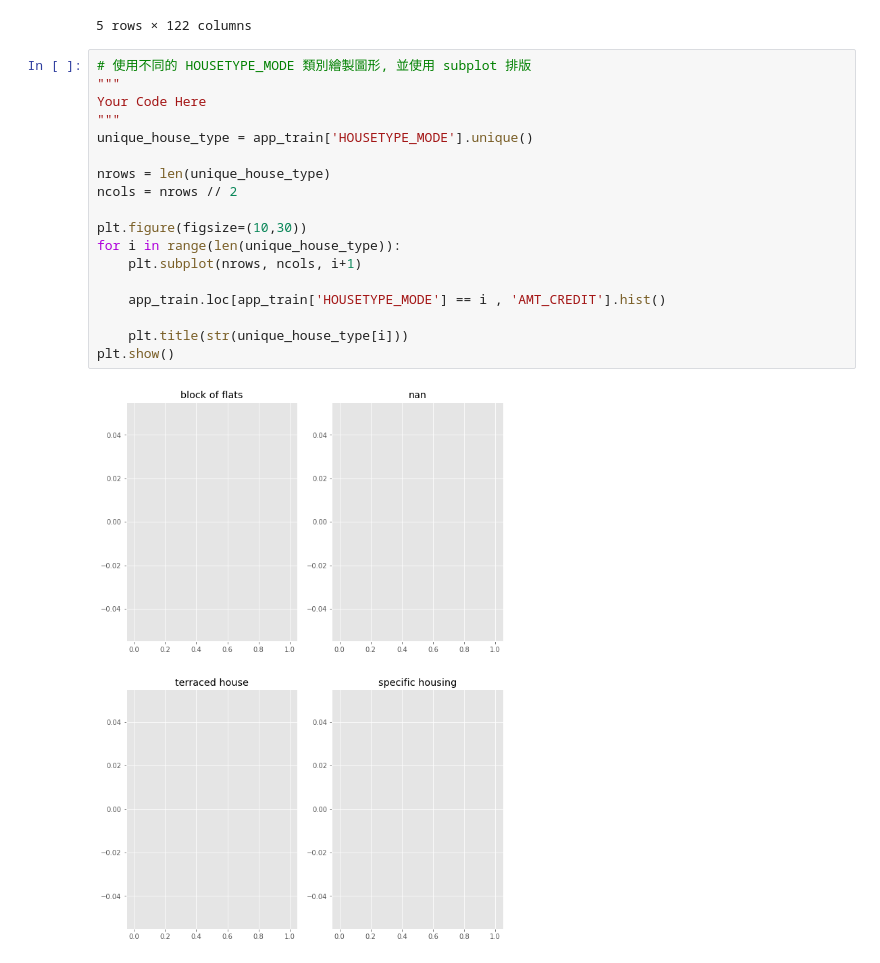
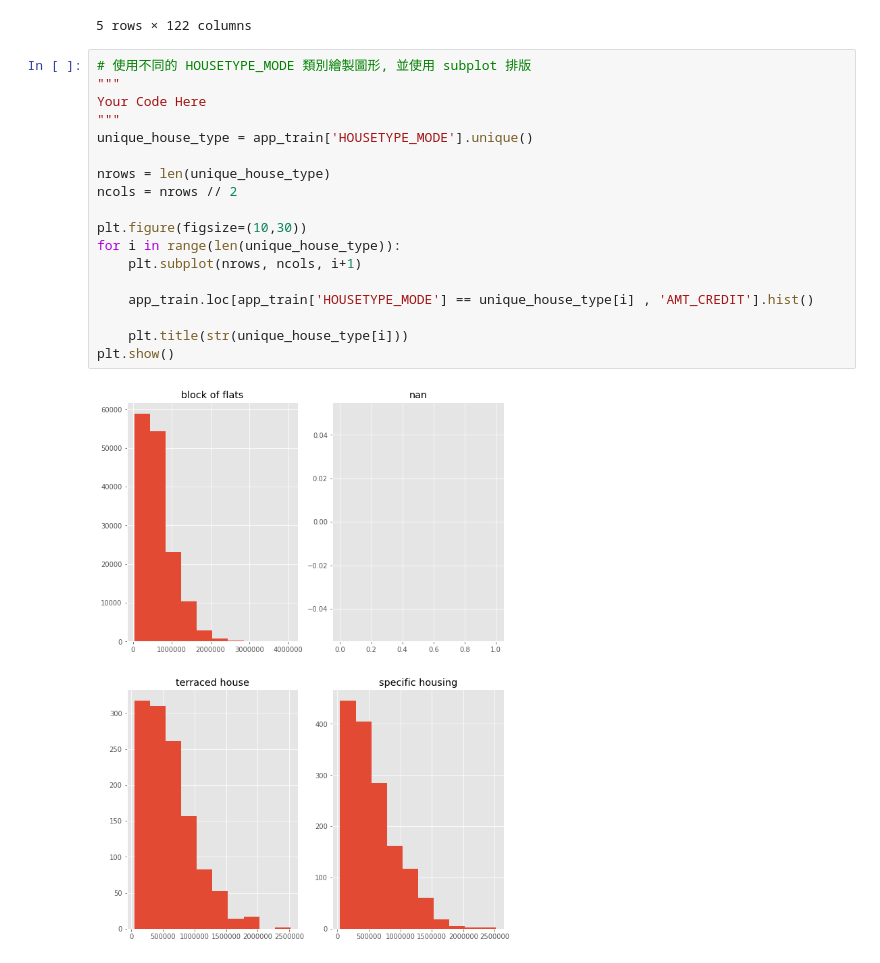
Before and after one commit to jianjhihlai/2nd-ML100Days, a Jupyter notebook: homework/Day_014_HW.ipynb, the cells around one changed output. Cells and saved outputs as stored; diff of their text form.

```diff
--- a/homework/Day_014_HW.ipynb
+++ b/homework/Day_014_HW.ipynb
@@ -45,20 +45,20 @@ Path of read in data: ./data/application_train.csv
 # %%
 # 使用不同的 HOUSETYPE_MODE 類別繪製圖形, 並使用 subplot 排版
 """
 Your Code Here
 """
 unique_house_type = app_train['HOUSETYPE_MODE'].unique()
 
 nrows = len(unique_house_type)
 ncols = nrows // 2
 
 plt.figure(figsize=(10,30))
 for i in range(len(unique_house_type)):
     plt.subplot(nrows, ncols, i+1)
 
-    app_train.loc[app_train['HOUSETYPE_MODE'] == i , 'AMT_CREDIT'].hist()
+    app_train.loc[app_train['HOUSETYPE_MODE'] == unique_house_type[i] , 'AMT_CREDIT'].hist()
 
     plt.title(str(unique_house_type[i]))
 plt.show()
 # %% [output]
-[figure, old version]
+[figure, new version]
```
Also changed, not shown: 2 other files.
